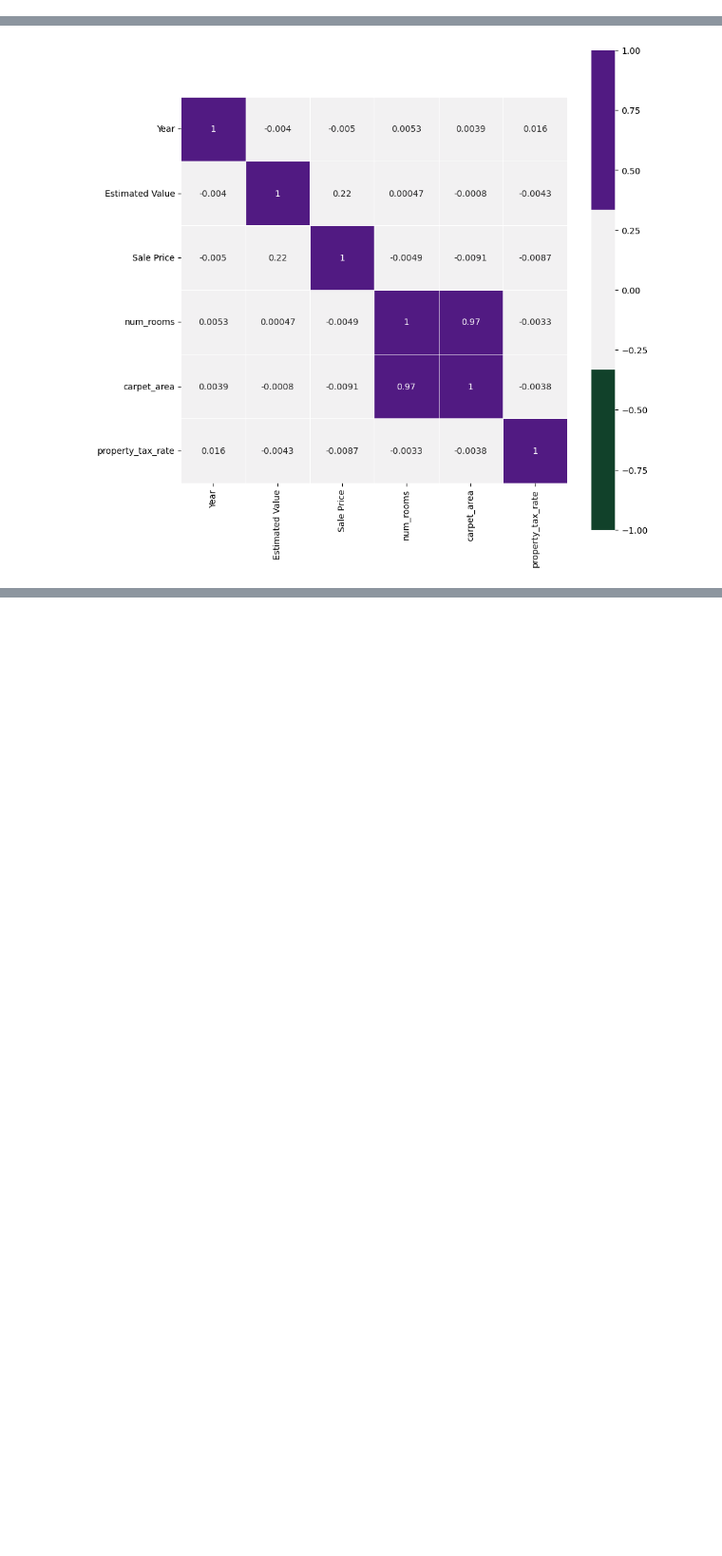
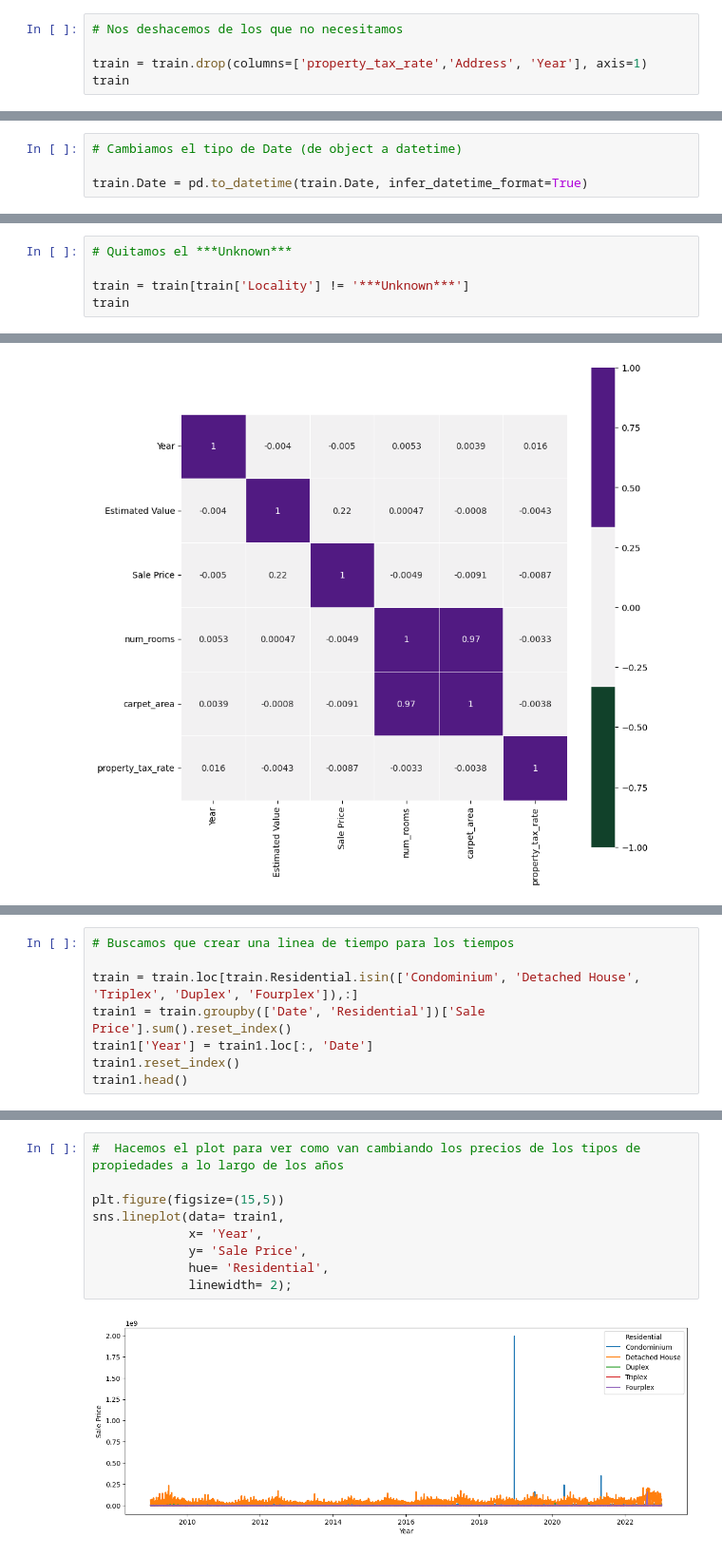
Before and after one commit to legabrielo/ClasificacionCasas, a Jupyter notebook: Casas.ipynb, the cells around one changed output, grey strips where cells are left out. Shown at 95% size. Cells and saved outputs as stored; diff of their text form; blank space fills up the shorter version.

```diff
--- a/Casas.ipynb
+++ b/Casas.ipynb
@@ -121,0 +123,5 @@ train.groupby('Year')[['Sale Price', 'num_rooms']].sum()
+# %%
+# Nos deshacemos de los que no necesitamos
+
+train = train.drop(columns=['property_tax_rate','Address', 'Year'], axis=1)
+train
@@ -121,0 +142,4 @@ train.groupby('Year')[['Sale Price', 'num_rooms']].sum()
+# %%
+# Cambiamos el tipo de Date (de object a datetime)
+
+train.Date = pd.to_datetime(train.Date, infer_datetime_format=True)
@@ -121,0 +189,5 @@ train.groupby('Year')[['Sale Price', 'num_rooms']].sum()
+# %%
+# Quitamos el ***Unknown***
+
+train = train[train['Locality'] != '***Unknown***']
+train
@@ -146,0 +264,8 @@ sns.heatmap(train.corr(),
+# %%
+# Buscamos que crear una linea de tiempo para los tiempos
+
+train = train.loc[train.Residential.isin(['Condominium', 'Detached House', 'Triplex', 'Duplex', 'Fourplex']),:]
+train1 = train.groupby(['Date', 'Residential'])['Sale Price'].sum().reset_index()
+train1['Year'] = train1.loc[:, 'Date']
+train1.reset_index()
+train1.head()
@@ -146,0 +279,11 @@ sns.heatmap(train.corr(),
+# %%
+#  Hacemos el plot para ver como van cambiando los precios de los tipos de propiedades a lo largo de los años
+
+plt.figure(figsize=(15,5))
+sns.lineplot(data= train1,
+             x= 'Year',
+             y= 'Sale Price',
+             hue= 'Residential',
+             linewidth= 2);
+# %% [output]
+[figure, added]
```
Also changed, not shown: parts of 19 cells of this notebook.
